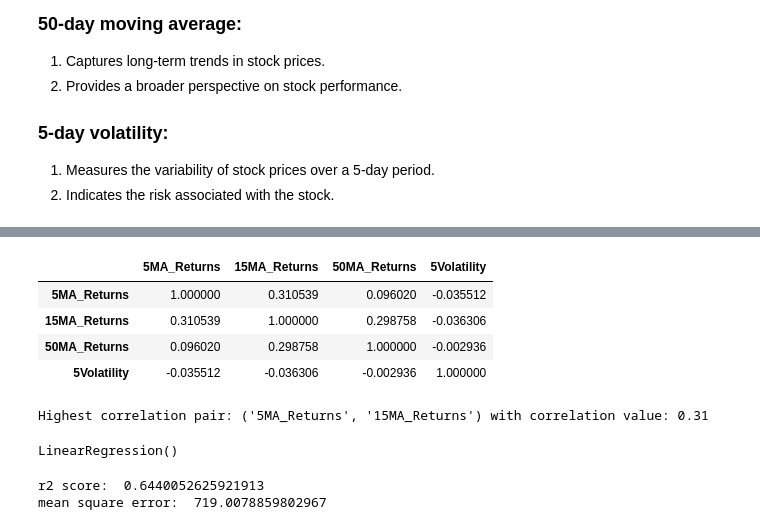
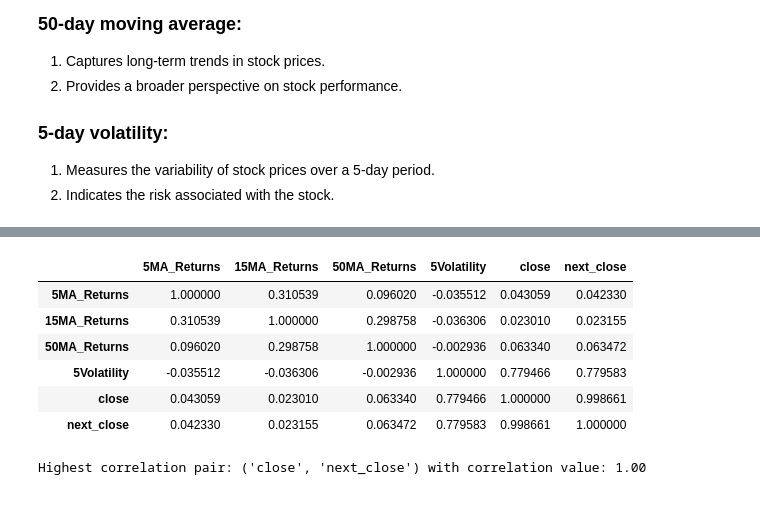
Before and after one commit to marabsatt/blackwell, a Jupyter notebook: main.ipynb, the cells around one changed output, grey strips where cells are left out. Saved outputs shown, nothing was run; the diff lists cells and outputs as text; code cells hidden in the pictures.

```diff
--- a/main.ipynb
+++ b/main.ipynb
@@ -87,6 +75,7 @@ df['5MA_Returns'] = df['close'].rolling(window=5).mean().pct_change(periods=5)
 df['15MA_Returns'] = df['close'].rolling(window=15).mean().pct_change(periods=15)
 df['50MA_Returns'] = df['close'].rolling(window=50).mean().pct_change(periods=50)
 df['5Volatility'] = df['close'].rolling(window=5).std()
+df['next_close'] = df['close'].shift(-1)
 df.dropna(inplace=True)
 df
 # %% [output]
@@ -119,11 +108,14 @@ df.describe()
 # %%
-df[['5MA_Returns', '15MA_Returns', '50MA_Returns', '5Volatility']].corr()
+df_corr = df[['5MA_Returns', '15MA_Returns', '50MA_Returns', '5Volatility', 'close', 'next_close']].corr()
+df_corr
 # %% [output]
-|  | 5MA_Returns | 15MA_Returns | 50MA_Returns | 5Volatility |
-| 5MA_Returns | 1.000000 | 0.310539 | 0.096020 | -0.035512 |
-| 15MA_Returns | 0.310539 | 1.000000 | 0.298758 | -0.036306 |
-| 50MA_Returns | 0.096020 | 0.298758 | 1.000000 | -0.002936 |
-| 5Volatility | -0.035512 | -0.036306 | -0.002936 | 1.000000 |
+|  | 5MA_Returns | 15MA_Returns | 50MA_Returns | 5Volatility | close | next_close |
+| 5MA_Returns | 1.000000 | 0.310539 | 0.096020 | -0.035512 | 0.043059 | 0.042330 |
+| 15MA_Returns | 0.310539 | 1.000000 | 0.298758 | -0.036306 | 0.023010 | 0.023155 |
+| 50MA_Returns | 0.096020 | 0.298758 | 1.000000 | -0.002936 | 0.063340 | 0.063472 |
+| 5Volatility | -0.035512 | -0.036306 | -0.002936 | 1.000000 | 0.779466 | 0.779583 |
+| close | 0.043059 | 0.023010 | 0.063340 | 0.779466 | 1.000000 | 0.998661 |
+| next_close | 0.042330 | 0.023155 | 0.063472 | 0.779583 | 0.998661 | 1.000000 |
 # %%
 def find_highest_correlation_pair(df):
     corr_matrix = df.corr()
@@ -132,9 +124,9 @@ def find_highest_correlation_pair(df):
     max_corr_index = corr_series.abs().idxmax()
     return max_corr_index, corr_series[max_corr_index]
 
-highest_corr_pair, highest_corr_value = find_highest_correlation_pair(df[['5MA_Returns', '15MA_Returns', '50MA_Returns', '5Volatility']])
-print(f"Highest correlation pair: {highest_corr_pair} with correlation value: {highest_corr_value:.2f}")
+highest_corr_pair, highest_corr_value = find_highest_correlation_pair(df[df_corr.columns])
+print(f'Highest correlation pair: {highest_corr_pair} with correlation value: {highest_corr_value:.2f}')
 # %% [output]
-Highest correlation pair: ('5MA_Returns', '15MA_Returns') with correlation value: 0.31
+Highest correlation pair: ('close', 'next_close') with correlation value: 1.00
 # %%
 x_train, x_test, y_train, y_test = train_test_split(
@@ -146,6 +138 @@ x_train, x_test, y_train, y_test = train_test_split(
     )
-# %%
-model = LinearRegression()
-model.fit(x_train, y_train)
-# %% [output]
-LinearRegression()
@@ -154,8 +138,0 @@ y_pred = model.predict(x_test)
-# %%
-#Testing the model
-r2 = r2_score(y_test, y_pred)
-mse = mean_squared_error(y_test, y_pred)
-print('r2 score: ', r2, '\nmean square error: ', mse)
-# %% [output]
-r2 score:  0.6440052625921913
-mean square error:  719.0078859802967
```
Also changed, not shown: parts of 14 cells of this notebook.
